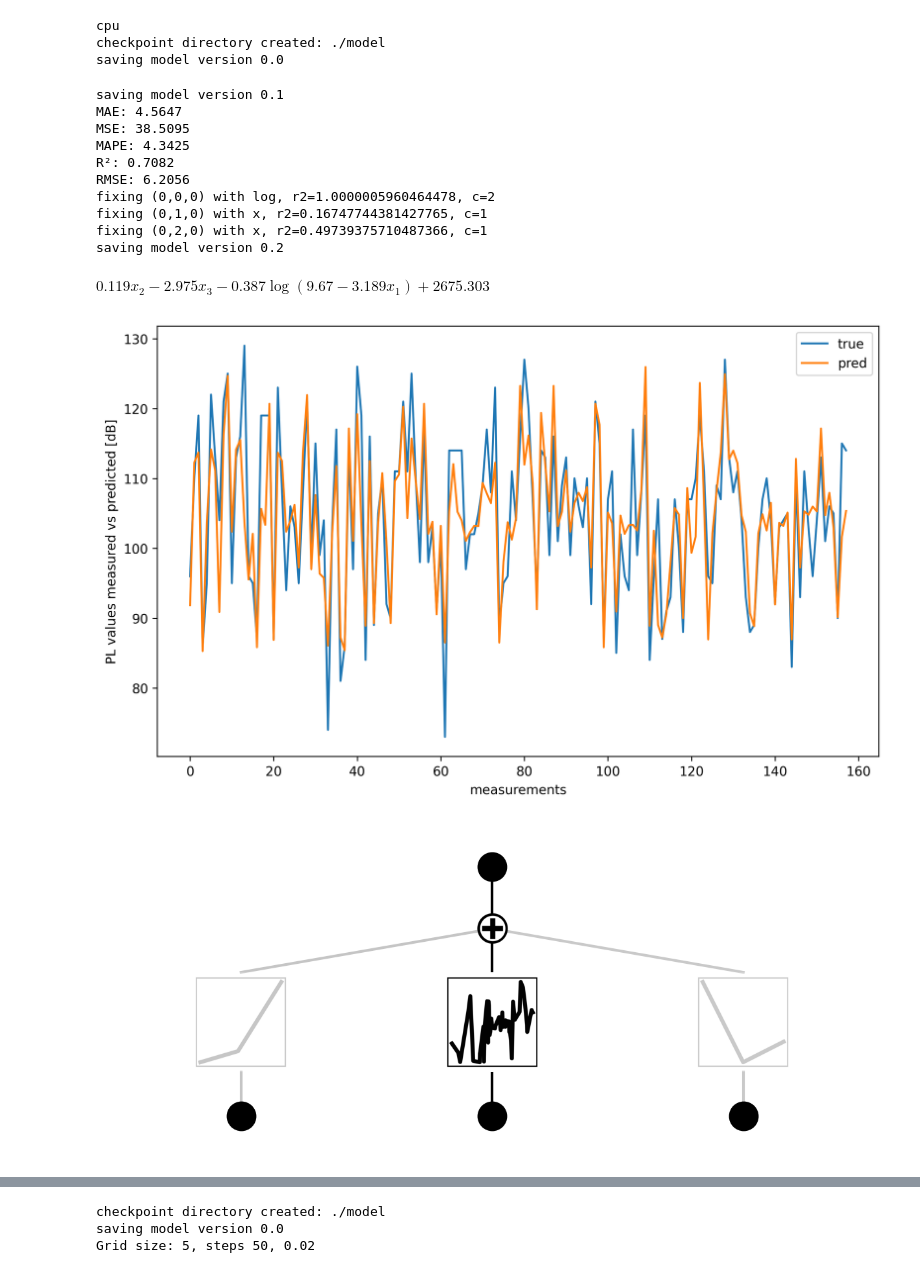
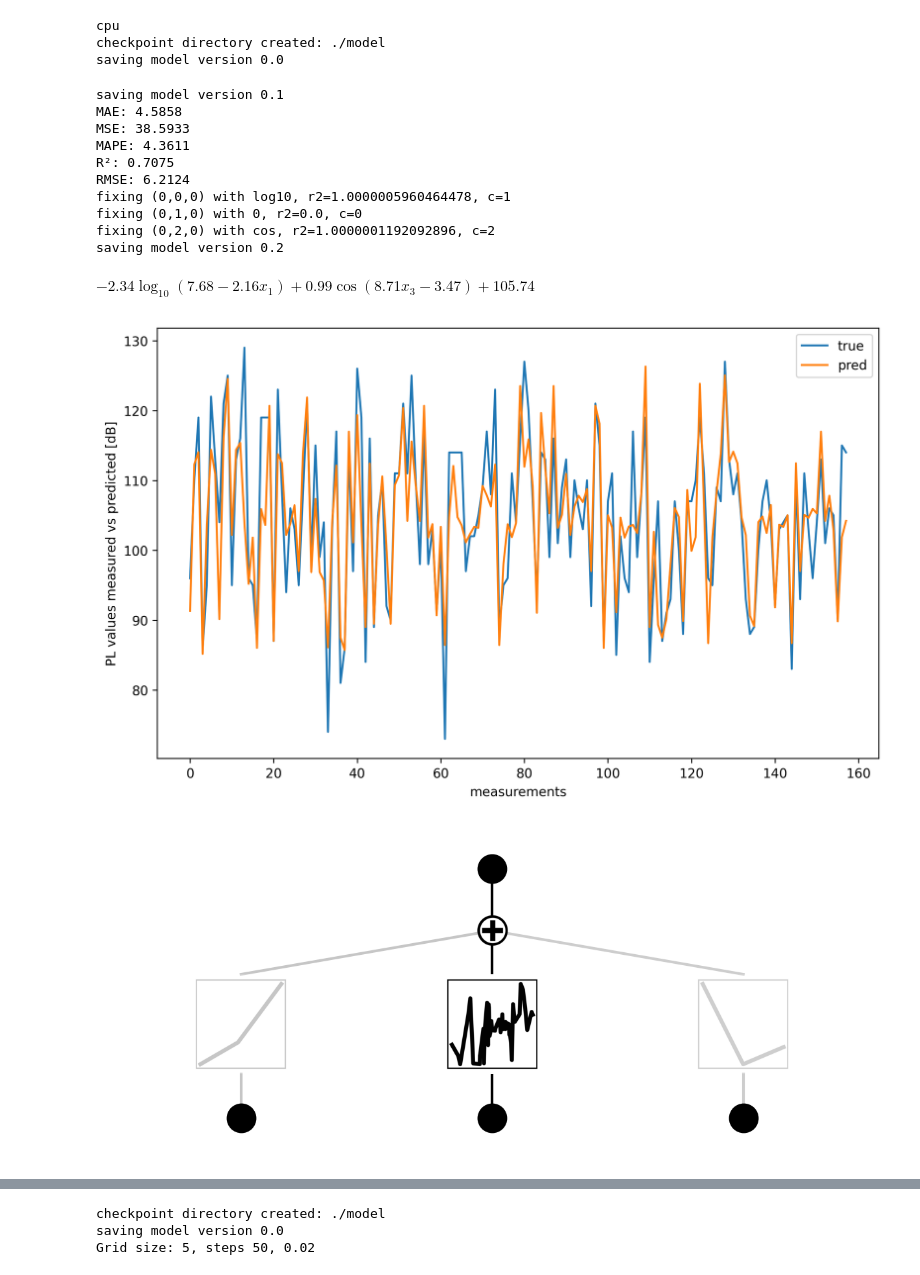
Before and after one commit to sensorlab/AutoPL, a Jupyter notebook: EmpiricalOutdoor.ipynb, the cells around one changed output, grey strips where cells are left out. Saved outputs shown, nothing was run; the diff lists cells and outputs as text; code cells hidden in the pictures.

```diff
--- a/EmpiricalOutdoor.ipynb
+++ b/EmpiricalOutdoor.ipynb
@@ -14,7 +14,7 @@ device = torch.device('cuda' if torch.cuda.is_available() else 'cpu')
 print(device)
 
 
-def eval_kan(model_kan, test_data):
+def eval_kan(model_kan, f, test_data):
     y_true = test_data['test_label']
     with torch.no_grad():
         y_pred = model_kan(test_data['test_input'])
@@ -26,7 +26,12 @@ def eval_kan(model_kan, test_data):
     # Plot the training and test losses.
     plt.plot(time, y_true)
     plt.plot(time, y_pred)
-    plt.legend(['true', 'pred'])
+    if f is not nan:
+        y_symbolic = f(test_data['test_input'])
+        plt.plot(time, y_symbolic)
+        plt.legend(['true', 'pred', 'symbolic'])
+    else:
+        plt.legend(['true', 'pred'])
     plt.ylabel('PL values measured vs predicted [dB]')
     plt.xlabel('measurements')
 
@@ -87,46 +92,47 @@ train_input, test_input, train_label, test_label = train_test_split(
 )
 
 # Convert to PyTorch tensors
 train_input = torch.tensor(train_input, dtype=torch.float32)
 test_input = torch.tensor(test_input, dtype=torch.float32)
 
 train_label = torch.tensor(train_label, dtype=torch.float32).unsqueeze(1)
 test_label = torch.tensor(test_label, dtype=torch.float32).unsqueeze(1)
 
 # Prepare the dataset dictionary
 dataset = {}
 dataset['train_input'] = train_input
 dataset['test_input'] = test_input
 dataset['train_label'] = train_label
 dataset['test_label'] = test_label
 
 model = KAN(width=[3,1], grid=50, k=3, seed=42, device=device)
 
 # this is the learnt KAN model (splines + edge weights)
-model.fit(dataset, opt="LBFGS", steps=300, lamb=0.0002, lamb_entropy=2.);
+model.fit(dataset, opt="LBFGS", steps=100, lamb=0.02, lamb_entropy=2.);
 
-eval_kan(model, dataset)
+eval_kan(model, nan, dataset)
 model.plot()
 
 # this is the symbolic approximation of the learnt splines with interpretable mathematical functions
-lib = ['x', 'log', 'sqrt', 'abs']
-model.auto_symbolic(lib=lib)
+add_symbolic('log10', torch.log10)
+model.auto_symbolic()
 
-ex_round(model.symbolic_formula()[0][0], 3)
+#print the symbolic formula
+ex_round(model.symbolic_formula()[0][0], 2)
 # %% [output]
 cpu
 checkpoint directory created: ./model
 saving model version 0.0
 saving model version 0.1
-MAE: 4.5647
-MSE: 38.5095
-MAPE: 4.3425
-R²: 0.7082
-RMSE: 6.2056
-fixing (0,0,0) with log, r2=1.0000005960464478, c=2
-fixing (0,1,0) with x, r2=0.16747744381427765, c=1
-fixing (0,2,0) with x, r2=0.49739375710487366, c=1
+MAE: 4.5858
+MSE: 38.5933
+MAPE: 4.3611
+R²: 0.7075
+RMSE: 6.2124
+fixing (0,0,0) with log10, r2=1.0000005960464478, c=1
+fixing (0,1,0) with 0, r2=0.0, c=0
+fixing (0,2,0) with cos, r2=1.0000001192092896, c=2
 saving model version 0.2
-$\displaystyle 0.119 x_{2} - 2.975 x_{3} - 0.387 \log{\left(9.67 - 3.189 x_{1} \right)} + 2675.303$
+$\displaystyle - 2.34 \operatorname{log}_{10}{\left(7.68 - 2.16 x_{1} \right)} + 0.99 \cos{\left(8.71 x_{3} - 3.47 \right)} + 105.74$
-[figure, old version]
+[figure, new version]
-[figure, old version]
+[figure, new version]
```
Also changed, not shown: parts of 3 cells of this notebook, 6 other files.
